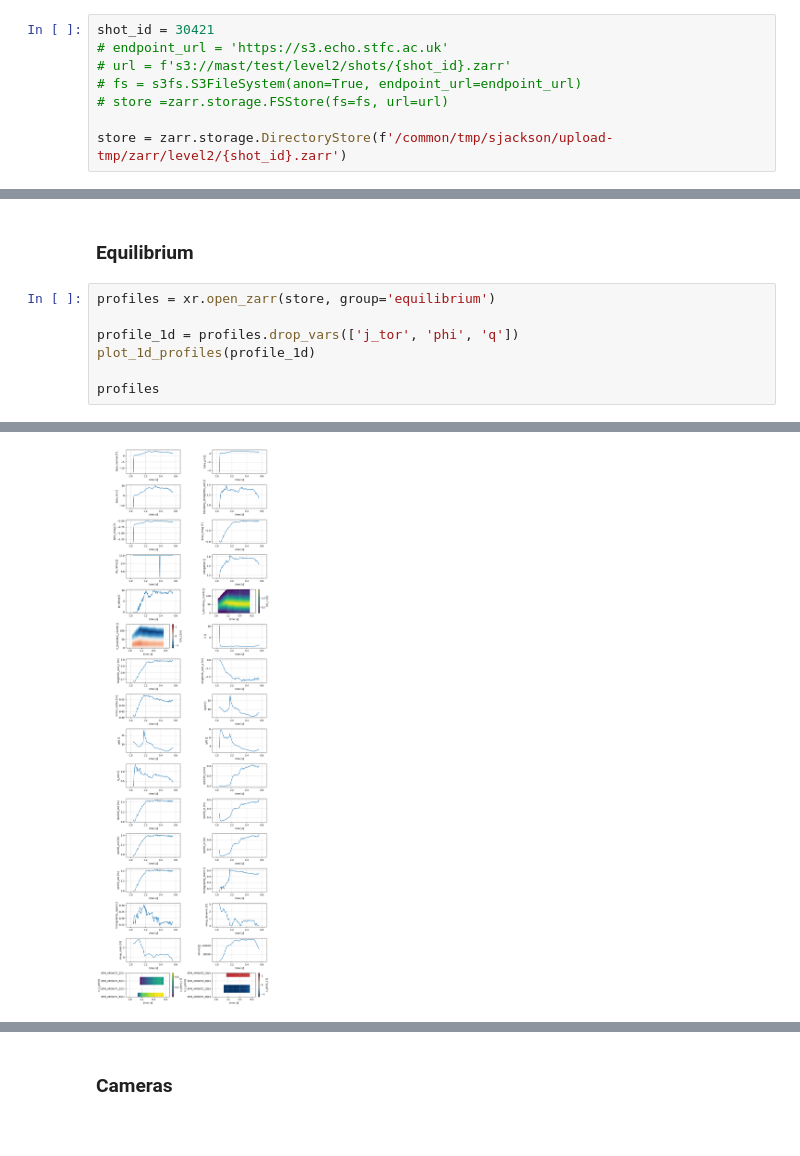
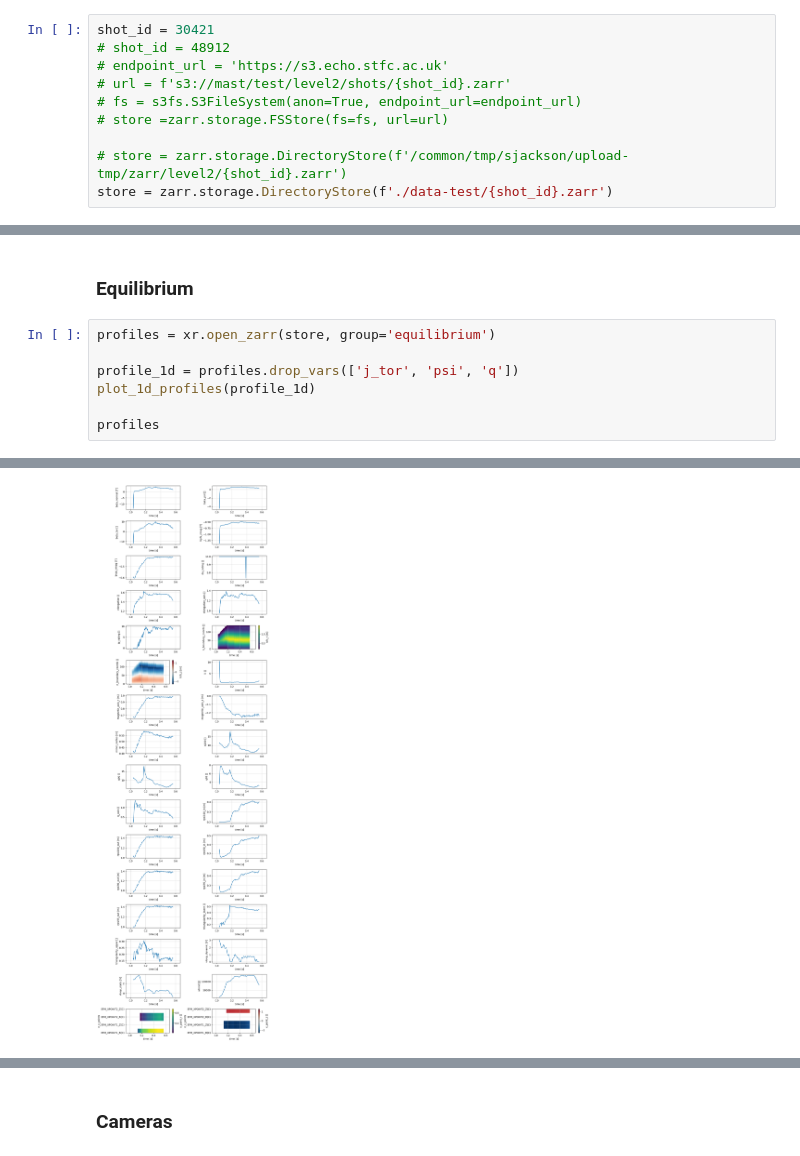
Before and after one commit to ukaea/fair-mast-ingestion, a Jupyter notebook: notebooks/level2_plot_profiles_mast.ipynb, the cells around one changed output, grey strips where cells are left out. Cells and saved outputs as stored; diff of their text form.

```diff
--- a/notebooks/level2_plot_profiles_mast.ipynb
+++ b/notebooks/level2_plot_profiles_mast.ipynb
@@ -23,12 +23,14 @@ def plot_1d_profiles(profiles: xr.Dataset):
     plt.tight_layout()
 # %%
 shot_id = 30421
+# shot_id = 48912
 # endpoint_url = 'https://s3.echo.stfc.ac.uk'
 # url = f's3://mast/test/level2/shots/{shot_id}.zarr'
 # fs = s3fs.S3FileSystem(anon=True, endpoint_url=endpoint_url)
 # store =zarr.storage.FSStore(fs=fs, url=url)
 
-store = zarr.storage.DirectoryStore(f'/common/tmp/sjackson/upload-tmp/zarr/level2/{shot_id}.zarr')
+# store = zarr.storage.DirectoryStore(f'/common/tmp/sjackson/upload-tmp/zarr/level2/{shot_id}.zarr')
+store = zarr.storage.DirectoryStore(f'./data-test/{shot_id}.zarr')
 # %% [markdown]
 ### Pulse Schedule Profiles
 # %%
@@ -639,7 +721,7 @@ eV
 # %%
 profiles = xr.open_zarr(store, group='equilibrium')
 
-profile_1d = profiles.drop_vars(['j_tor', 'phi', 'q'])
+profile_1d = profiles.drop_vars(['j_tor', 'psi', 'q'])
 plot_1d_profiles(profile_1d)
 
 profiles
@@ -660,8 +742,8 @@ Data variables: (12/35)
     label:        q(r) at z=0.
     name:         equilibrium
     uda_name:     EFM_Q(R)
     units:
-[figure, old version]
+[figure, new version]
 # %%
 fig, axes = plt.subplots(1, 3, figsize=(10, 5))
 
```
Also changed, not shown: parts of 17 cells of this notebook, 1 other file.
